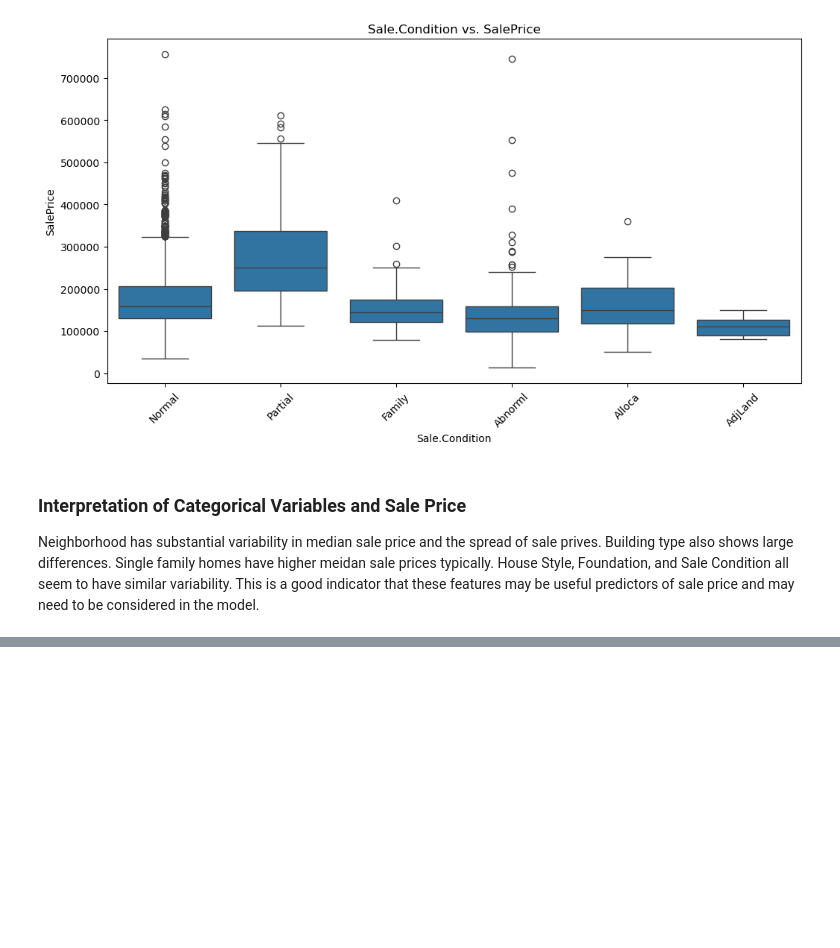
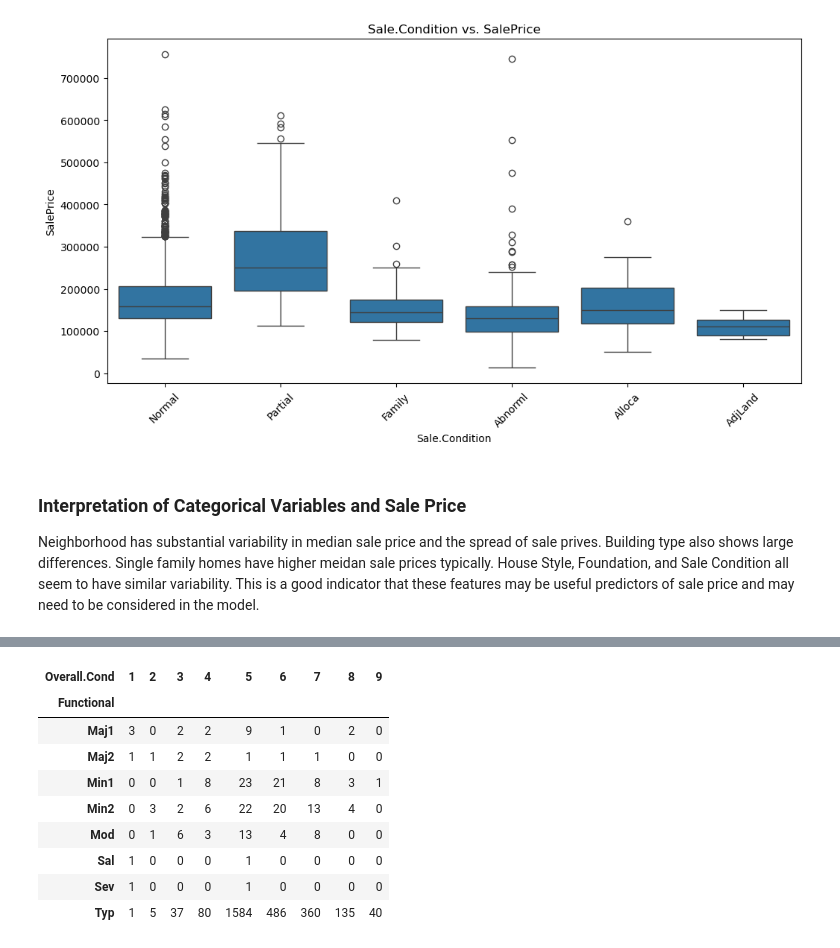
Before and after one commit to andreabarfield/DSC-355-, a Jupyter notebook: Term Project/EDA Housing Dataset Milestone 2.ipynb, the cells around one changed output, grey strips where cells are left out. Cells and saved outputs as stored; diff of their text form; code cells hidden in the pictures; blank space fills up the shorter version.

```diff
--- a/Term Project/EDA Housing Dataset Milestone 2.ipynb
+++ b/Term Project/EDA Housing Dataset Milestone 2.ipynb
@@ -395,0 +456,13 @@ Neighborhood has substantial variability in median sale price and the spread of
+# %%
+pd.crosstab(df["Functional"], df["Overall.Cond"])
+# %% [output]
+| Overall.Cond | 1 | 2 | 3 | 4 | 5 | 6 | 7 | 8 | 9 |
+| Functional |  |  |  |  |  |  |  |  |  |
+| Maj1 | 3 | 0 | 2 | 2 | 9 | 1 | 0 | 2 | 0 |
+| Maj2 | 1 | 1 | 2 | 2 | 1 | 1 | 1 | 0 | 0 |
+| Min1 | 0 | 0 | 1 | 8 | 23 | 21 | 8 | 3 | 1 |
+| Min2 | 0 | 3 | 2 | 6 | 22 | 20 | 13 | 4 | 0 |
+| Mod | 0 | 1 | 6 | 3 | 13 | 4 | 8 | 0 | 0 |
+| Sal | 1 | 0 | 0 | 0 | 1 | 0 | 0 | 0 | 0 |
+| Sev | 1 | 0 | 0 | 0 | 1 | 0 | 0 | 0 | 0 |
+| Typ | 1 | 5 | 37 | 80 | 1584 | 486 | 360 | 135 | 40 |
```
Also changed, not shown: parts of 16 cells of this notebook, 9 other files.
